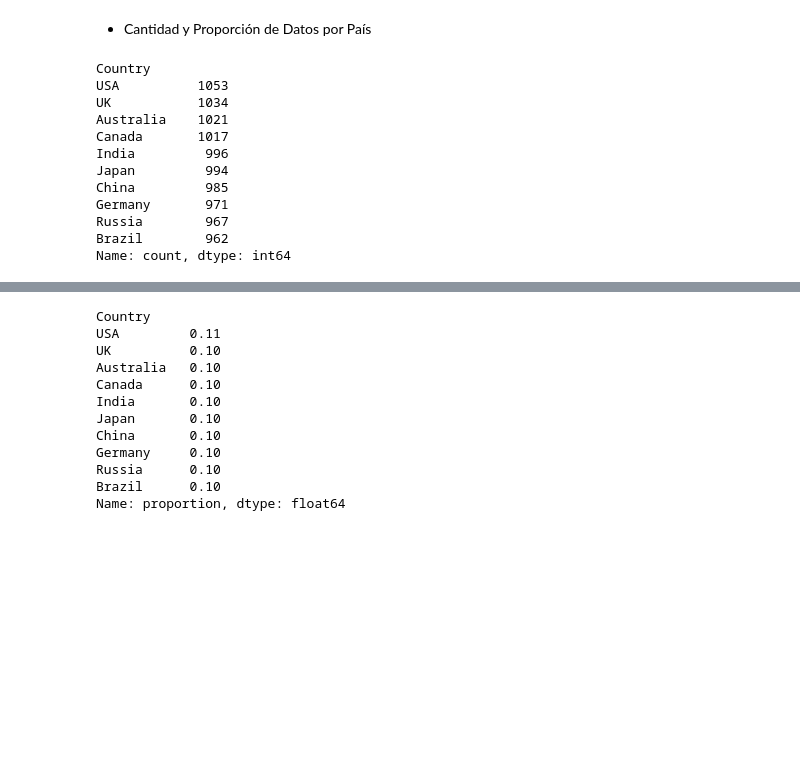
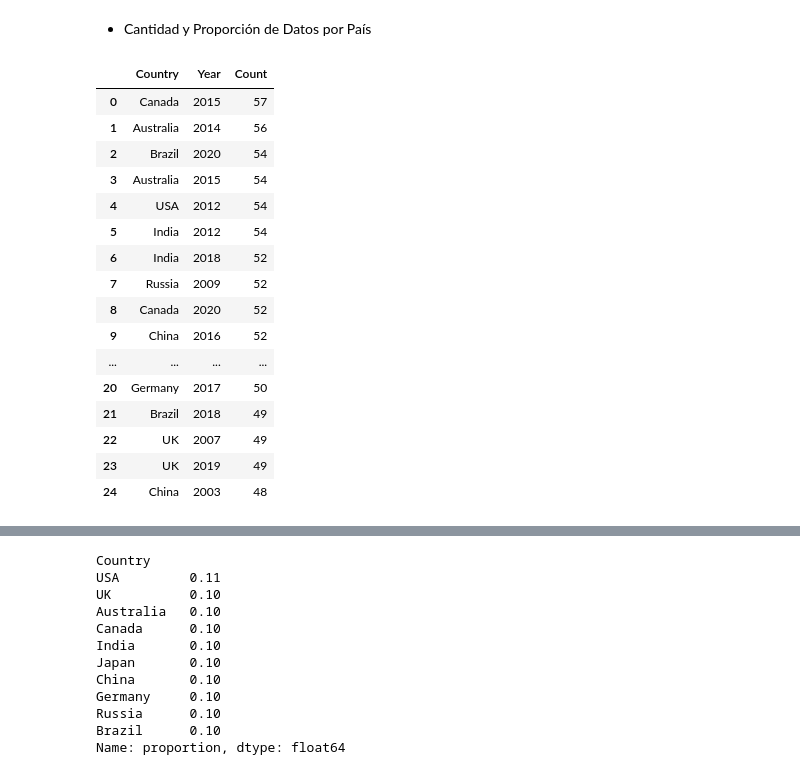
Before and after one commit to juanma200109/GLOBAL_ENERGY_ML_PROJECT, a Jupyter notebook: notebooks/01_exploracion_datos.ipynb, the cells around one changed output, grey strips where cells are left out. Saved outputs shown, nothing was run; the diff lists cells and outputs as text; code cells hidden in the pictures; blank space fills up the shorter version.

```diff
--- a/notebooks/01_exploracion_datos.ipynb
+++ b/notebooks/01_exploracion_datos.ipynb
@@ -140,17 +140,25 @@ df.describe().T
 # %% [markdown]
 * Cantidad y Proporción de Datos por País
 # %%
-df['Country'].value_counts()
+df_temp = df[['Country', 'Year']].value_counts()
+df_temp = pd.DataFrame(df_temp).reset_index()
+df_temp.columns = ['Country', 'Year', 'Count']
+df_temp.head(25)
 # %% [output]
-Country
-USA          1053
-UK           1034
-Australia    1021
-Canada       1017
-India         996
-Japan         994
-China         985
-Germany       971
-Russia        967
-Brazil        962
-Name: count, dtype: int64
+|  | Country | Year | Count |
+| 0 | Canada | 2015 | 57 |
+| 1 | Australia | 2014 | 56 |
+| 2 | Brazil | 2020 | 54 |
+| 3 | Australia | 2015 | 54 |
+| 4 | USA | 2012 | 54 |
+| 5 | India | 2012 | 54 |
+| 6 | India | 2018 | 52 |
+| 7 | Russia | 2009 | 52 |
+| 8 | Canada | 2020 | 52 |
+| 9 | China | 2016 | 52 |
+| ... | ... | ... | ... |
+| 20 | Germany | 2017 | 50 |
+| 21 | Brazil | 2018 | 49 |
+| 22 | UK | 2007 | 49 |
+| 23 | UK | 2019 | 49 |
+| 24 | China | 2003 | 48 |
```
Also changed, not shown: parts of 1 cell of this notebook, 4 other files.
